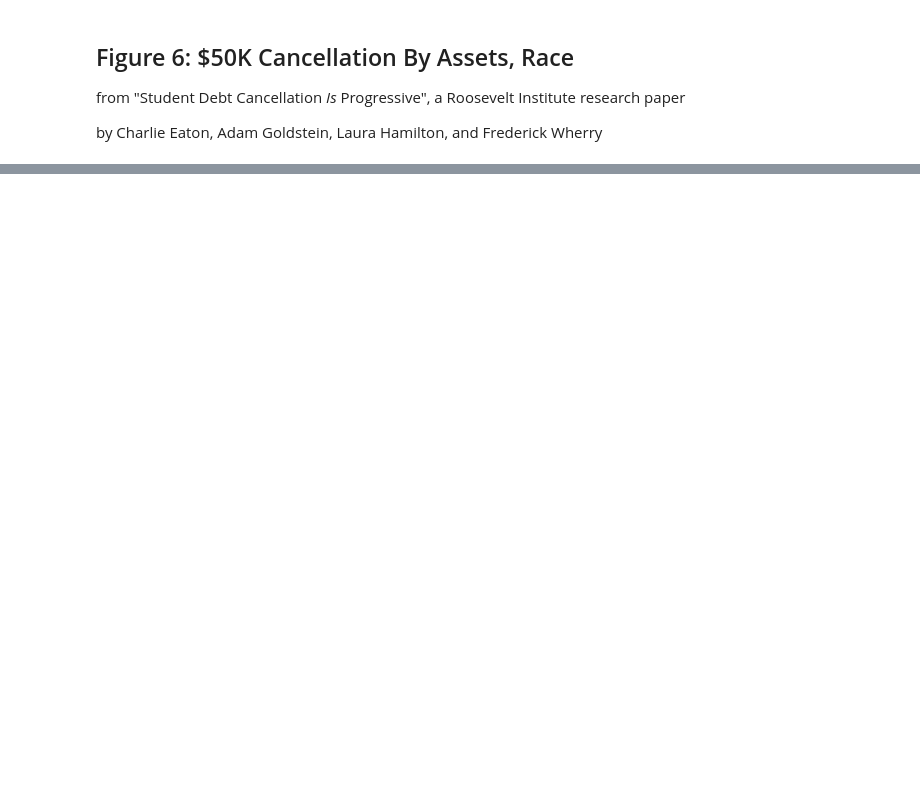
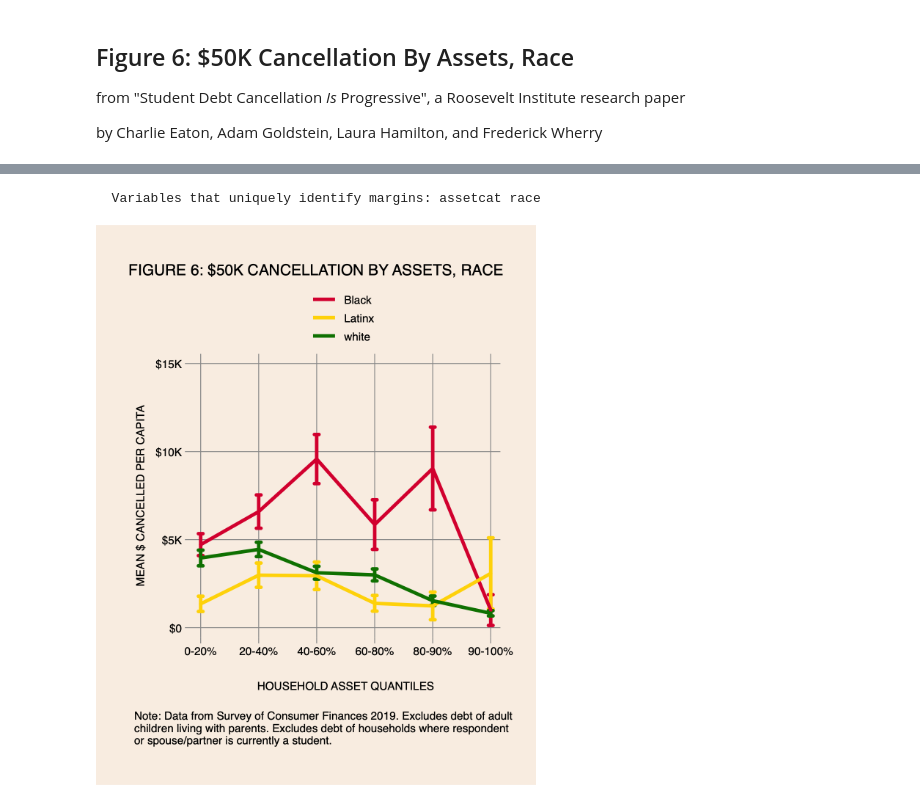
Before and after one commit to charlieeatonphd/debtcancellation, a Jupyter notebook: f6_cancelbyassetsrace.ipynb, the cells around one changed output, grey strips where cells are left out. Cells and saved outputs as stored; diff of their text form; code cells hidden in the pictures; blank space fills up the shorter version.

```diff
--- a/f6_cancelbyassetsrace.ipynb
+++ b/f6_cancelbyassetsrace.ipynb
@@ -41,11 +38,14 @@ r(198);
 # %%
 marginsplot, name(low, replace) graphregion(margin(large)) ///
 legend(pos(12)) ///
-ytitle(MEAN $ CANCELLED PER CAPITA) title("FIGURE 6: $50K CANCELLATION BY ASSETS, RACE") ///
+ytitle(MEAN $ CANCELLED PER CAPITA) title("FIGURE 6: $50K CANCELLATION BY ASSETS, RACE", size(3.5)) ///
 xscale(titlegap(large)) xtitle(HOUSEHOLD ASSET QUANTILES) graphregion(margin(large)) ///
 note(" " "Note: Data from Survey of Consumer Finances 2019. Excludes debt of adult" ///
     "children living with parents. Excludes debt of households where respondent" ///
     "or spouse/partner is currently a student.", size(small) xoffset(0)) graphregion(margin(large)) ///
     xscale(titlegap(large)) ylabel(0 "$0" 5000 "$5K" 10000 "$10K" 15000 "$15K") ///
     xtitle(HOUSEHOLD ASSET QUANTILES) scheme(dubois)
+# %% [output]
+  Variables that uniquely identify margins: assetcat race
+[figure, added]
 # %%
```
Also changed, not shown: parts of 5 cells of this notebook, 7 other files.
